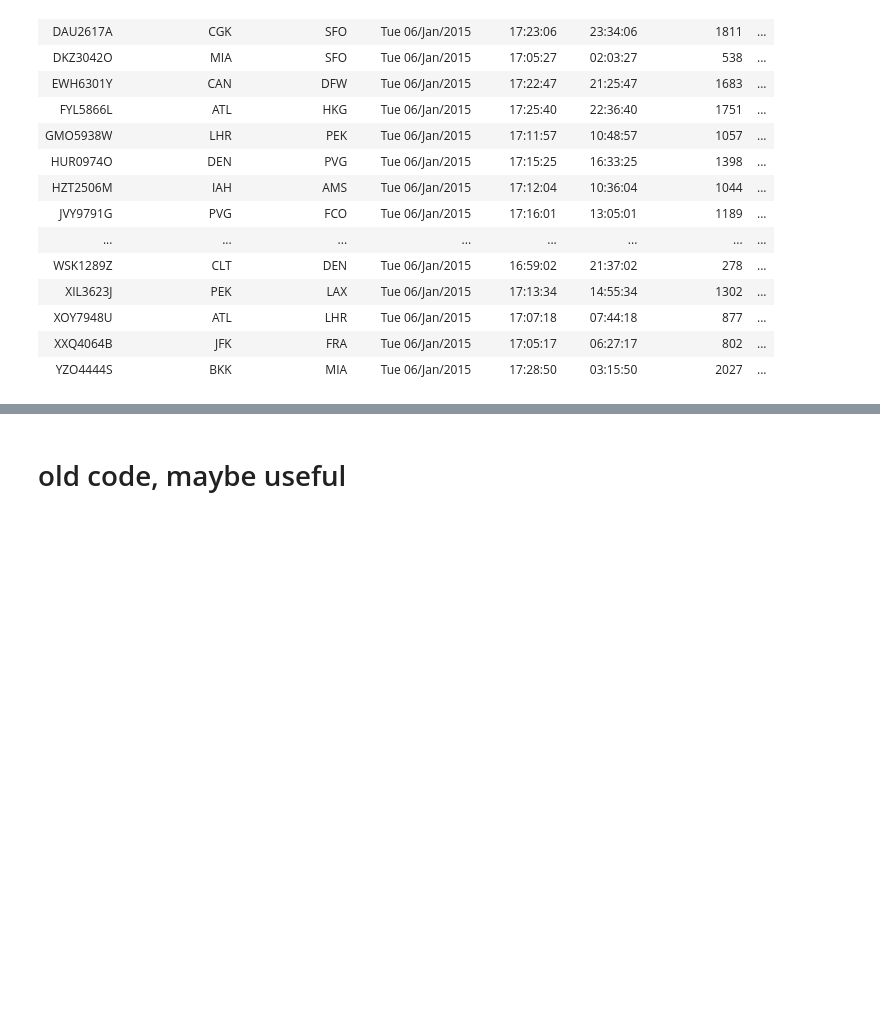
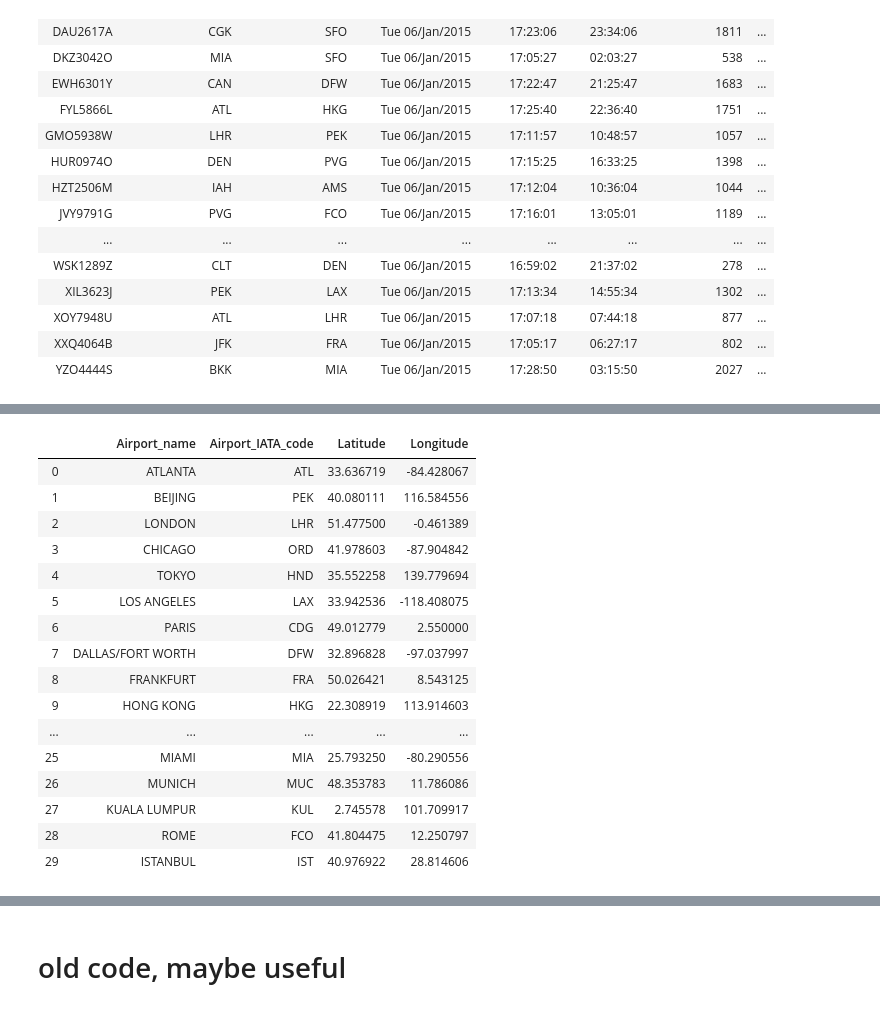
Before and after one commit to bloomfield-analysis/jk800839, a Jupyter notebook: CSMCC16 Flight Assignment JK800839.ipynb, the cells around one changed output, grey strips where cells are left out. Cells and saved outputs as stored; diff of their text form; code cells hidden in the pictures; blank space fills up the shorter version.

```diff
--- a/CSMCC16 Flight Assignment JK800839.ipynb
+++ b/CSMCC16 Flight Assignment JK800839.ipynb
@@ -236,0 +260,21 @@ obj2_data.groupby(['Flight_id'
+# %%
+pass_data
+airport_lat_lon
+# %% [output]
+|  | Airport_name | Airport_IATA_code | Latitude | Longitude |
+| 0 | ATLANTA | ATL | 33.636719 | -84.428067 |
+| 1 | BEIJING | PEK | 40.080111 | 116.584556 |
+| 2 | LONDON | LHR | 51.477500 | -0.461389 |
+| 3 | CHICAGO | ORD | 41.978603 | -87.904842 |
+| 4 | TOKYO | HND | 35.552258 | 139.779694 |
+| 5 | LOS ANGELES | LAX | 33.942536 | -118.408075 |
+| 6 | PARIS | CDG | 49.012779 | 2.550000 |
+| 7 | DALLAS/FORT WORTH | DFW | 32.896828 | -97.037997 |
+| 8 | FRANKFURT | FRA | 50.026421 | 8.543125 |
+| 9 | HONG KONG | HKG | 22.308919 | 113.914603 |
+| ... | ... | ... | ... | ... |
+| 25 | MIAMI | MIA | 25.793250 | -80.290556 |
+| 26 | MUNICH | MUC | 48.353783 | 11.786086 |
+| 27 | KUALA LUMPUR | KUL | 2.745578 | 101.709917 |
+| 28 | ROME | FCO | 41.804475 | 12.250797 |
+| 29 | ISTANBUL | IST | 40.976922 | 28.814606 |
```
Also changed, not shown: parts of 15 cells of this notebook.
